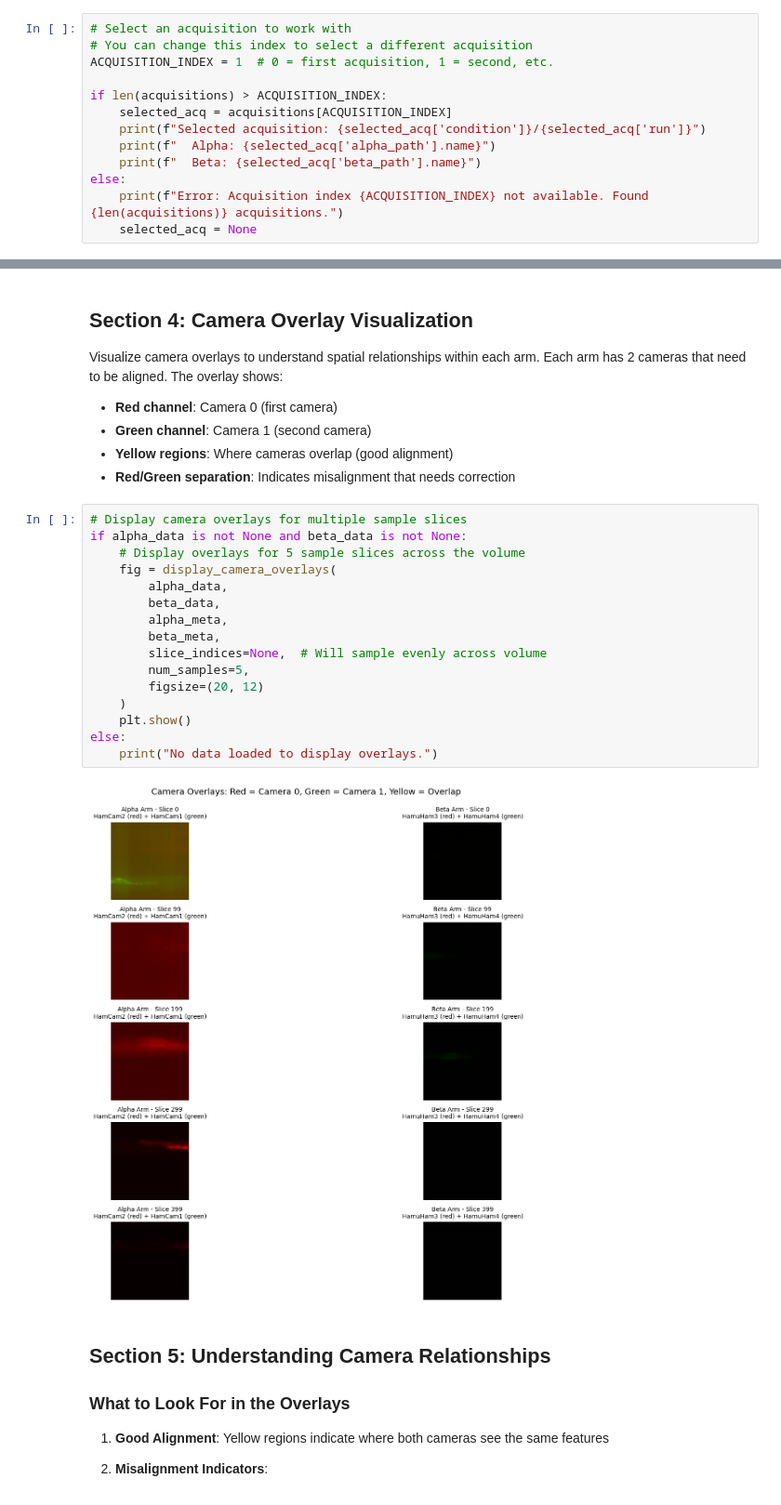
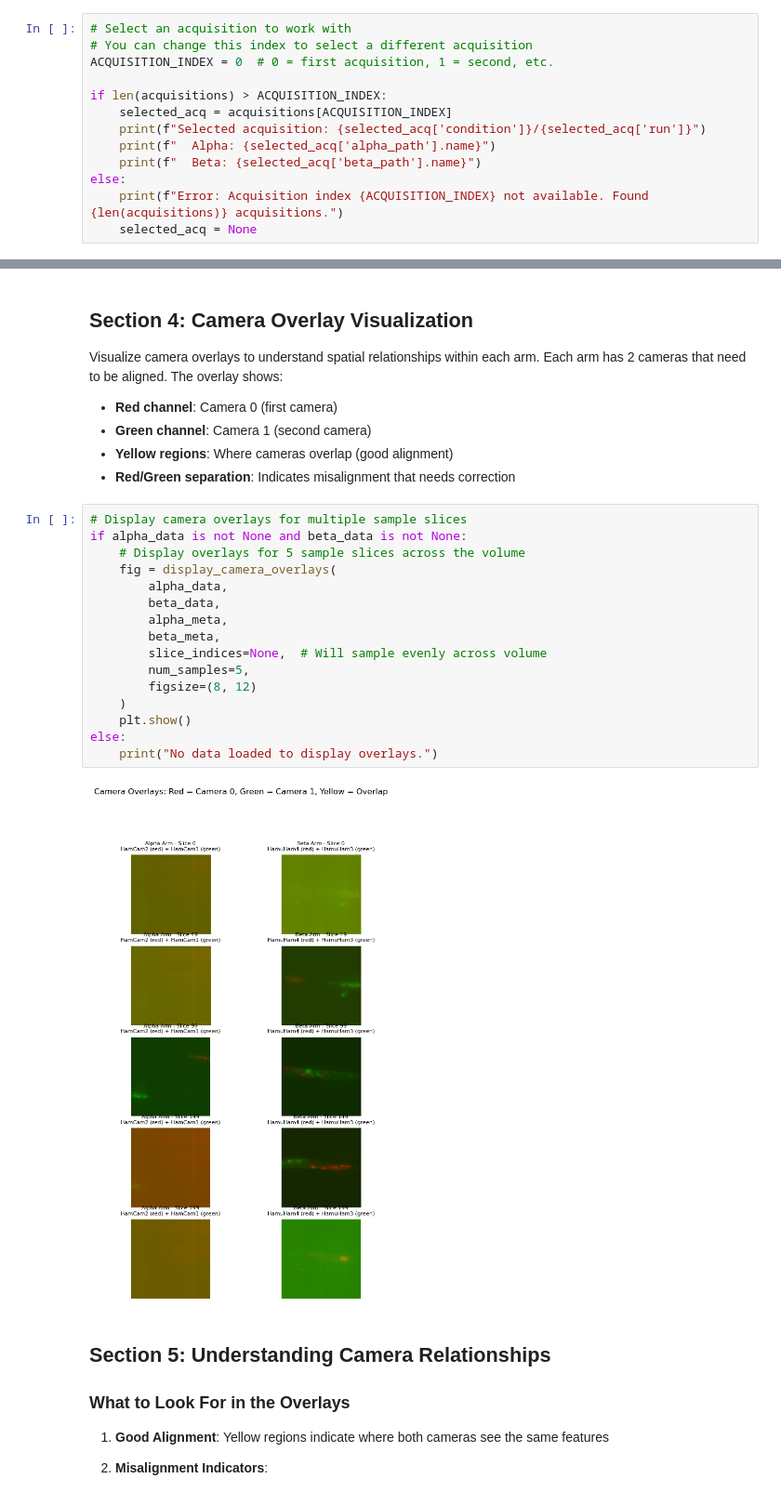
Before and after one commit to qsimeon/dispim_data, a Jupyter notebook: dispim_visualization.ipynb, the cells around one changed output, grey strips where cells are left out. Shown at 93% size. Cells and saved outputs as stored; diff of their text form.

```diff
--- a/dispim_visualization.ipynb
+++ b/dispim_visualization.ipynb
@@ -84,7 +84,7 @@ Select an acquisition to work with and load its metadata and image data.
 # %%
 # Select an acquisition to work with
 # You can change this index to select a different acquisition
-ACQUISITION_INDEX = 1  # 0 = first acquisition, 1 = second, etc.
+ACQUISITION_INDEX = 0  # 0 = first acquisition, 1 = second, etc.
 
 if len(acquisitions) > ACQUISITION_INDEX:
     selected_acq = acquisitions[ACQUISITION_INDEX]
@@ -227,21 +221,21 @@ Visualize camera overlays to understand spatial relationships within each arm. E
 # %%
 # Display camera overlays for multiple sample slices
 if alpha_data is not None and beta_data is not None:
     # Display overlays for 5 sample slices across the volume
     fig = display_camera_overlays(
         alpha_data,
         beta_data,
         alpha_meta,
         beta_meta,
         slice_indices=None,  # Will sample evenly across volume
         num_samples=5,
-        figsize=(20, 12)
+        figsize=(8, 12)
     )
     plt.show()
 else:
     print("No data loaded to display overlays.")
 # %% [output]
-[figure, old version]
+[figure, new version]
 # %% [markdown]
 ## Section 5: Understanding Camera Relationships
 
```
Also changed, not shown: parts of 6 cells of this notebook, 1 other file.
